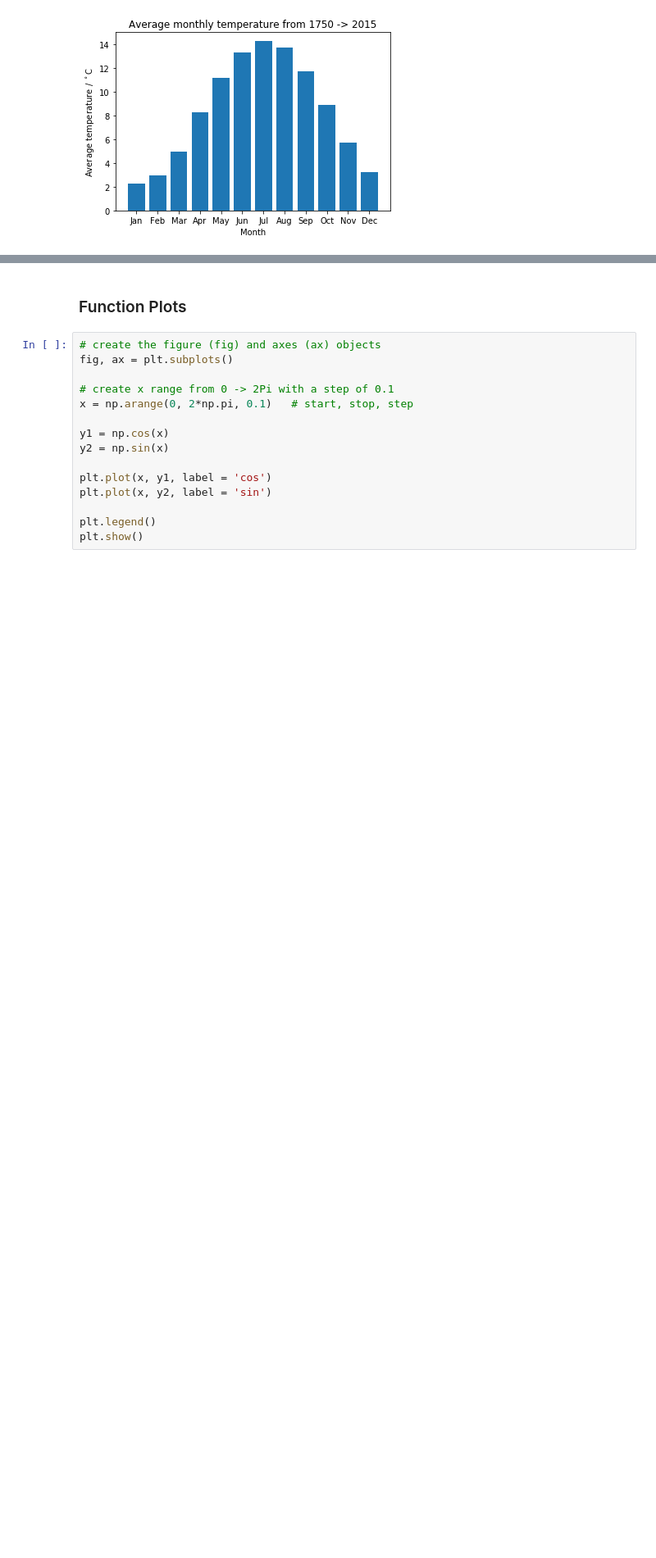
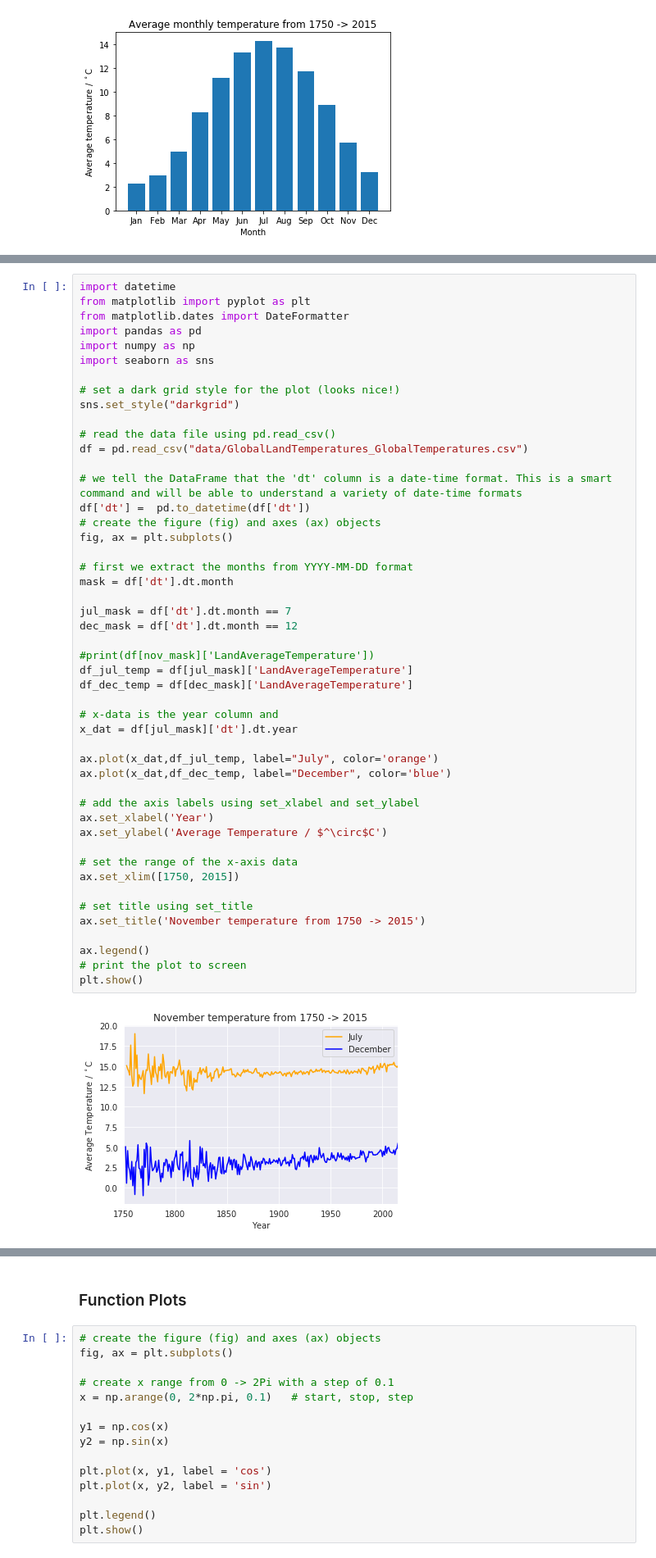
Before and after one commit to adambaskerville/ProgrammingForChemists, a Jupyter notebook: Session5_FileInOut.ipynb, the cells around one changed output, grey strips where cells are left out. Shown at 82% size. Saved outputs shown, nothing was run; the diff lists cells and outputs as text; blank space fills up the shorter version.

```diff
--- a/Session5_FileInOut.ipynb
+++ b/Session5_FileInOut.ipynb
@@ -559 +444,51 @@ plt.show()
+# %%
+import datetime
+from matplotlib import pyplot as plt
+from matplotlib.dates import DateFormatter
+import pandas as pd
+import numpy as np
+import seaborn as sns
+
+# set a dark grid style for the plot (looks nice!)
+sns.set_style("darkgrid")
+
+# read the data file using pd.read_csv()
+df = pd.read_csv("data/GlobalLandTemperatures_GlobalTemperatures.csv")
+
+# we tell the DataFrame that the 'dt' column is a date-time format. This is a smart command and will be able to understand a variety of date-time formats
+df['dt'] =  pd.to_datetime(df['dt'])
+# create the figure (fig) and axes (ax) objects
+fig, ax = plt.subplots()
+
+# first we extract the months from YYYY-MM-DD format
+mask = df['dt'].dt.month
+
+jul_mask = df['dt'].dt.month == 7
+dec_mask = df['dt'].dt.month == 12
+
+#print(df[nov_mask]['LandAverageTemperature'])
+df_jul_temp = df[jul_mask]['LandAverageTemperature']
+df_dec_temp = df[dec_mask]['LandAverageTemperature']
+
+# x-data is the year column and
+x_dat = df[jul_mask]['dt'].dt.year
+
+ax.plot(x_dat,df_jul_temp, label="July", color='orange')
+ax.plot(x_dat,df_dec_temp, label="December", color='blue')
+
+# add the axis labels using set_xlabel and set_ylabel
+ax.set_xlabel('Year')
+ax.set_ylabel('Average Temperature / $^\circ$C')
+
+# set the range of the x-axis data
+ax.set_xlim([1750, 2015])
+
+# set title using set_title
+ax.set_title('November temperature from 1750 -> 2015')
+
+ax.legend()
+# print the plot to screen
+plt.show()
+# %% [output]
+[figure, added]
 # %% [markdown]
```
Also changed, not shown: parts of 20 cells of this notebook, 3 other files.
